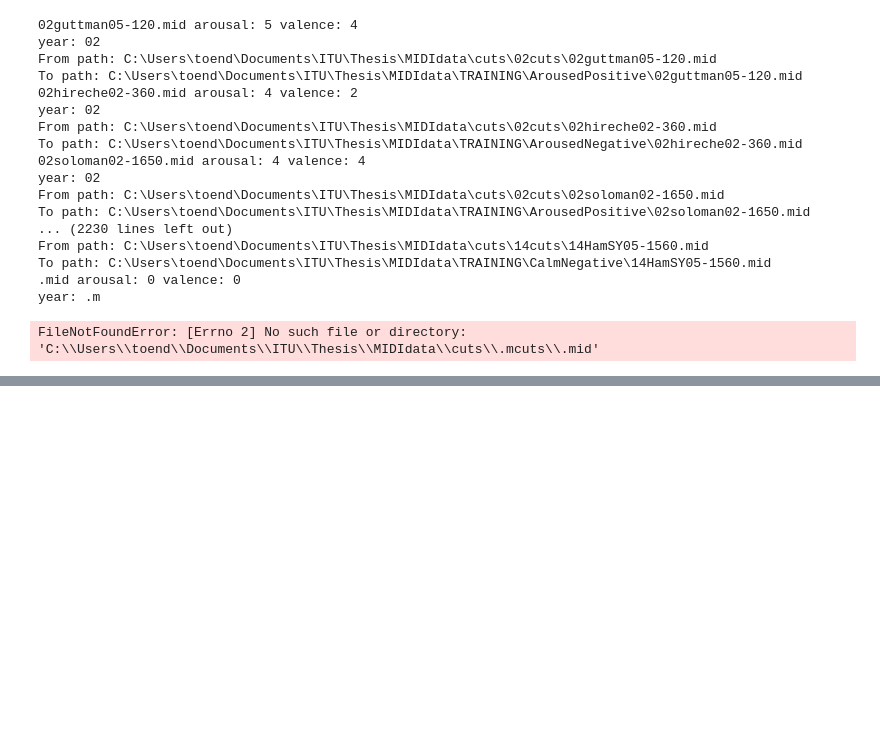
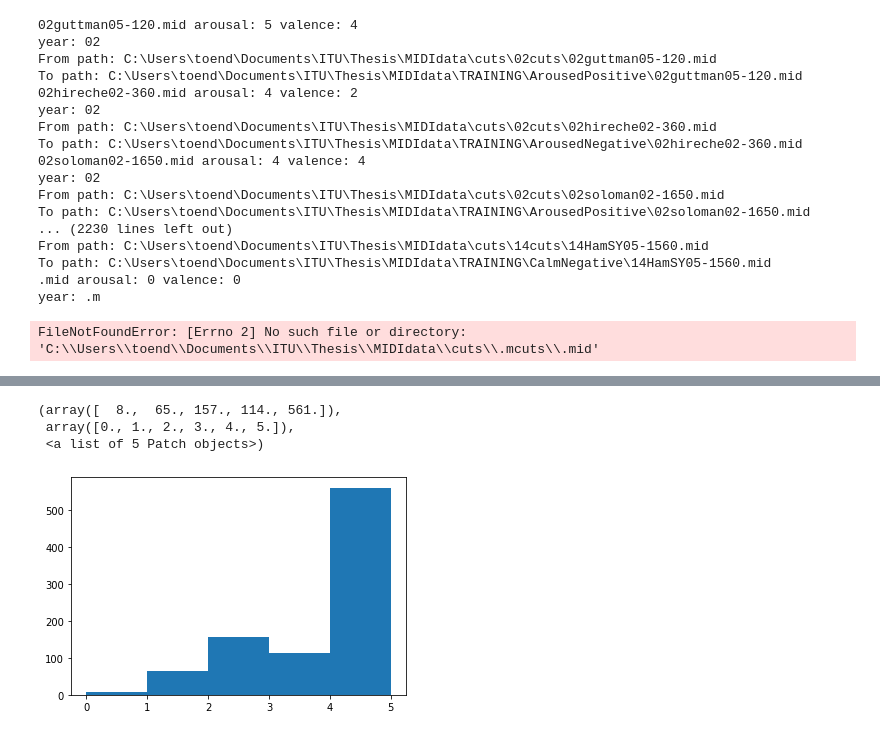
Before and after one commit to AndreasToender/MusicTaggingCode, a Jupyter notebook: Utils/DatabaseHandler.ipynb, the cells around one changed output, grey strips where cells are left out. Cells and saved outputs as stored; diff of their text form; code cells hidden in the pictures; blank space fills up the shorter version.

```diff
--- a/Utils/DatabaseHandler.ipynb
+++ b/Utils/DatabaseHandler.ipynb
@@ -89,0 +96,20 @@ FileNotFoundError: [Errno 2] No such file or directory: 'C:\\Users\\toend\\Docum
+# %%
+listSessionID = set()
+listIPs = set()
+listCountries = set()
+listArousal = []
+listValence = []
+
+for x in myresult:
+    ID = x[0]
+    sessionID = x[1]
+    listSessionID.add(sessionID)
+    IP = x[2]
+    listIPs.add(IP)
+    Country = x[3]
+    listCountries.add(Country)
+    songID = x[4]
+    arousal = x[5]
+    listArousal.append(arousal)
+    valence = x[6]
+    listValence.append(valence)
@@ -89,0 +151,7 @@ FileNotFoundError: [Errno 2] No such file or directory: 'C:\\Users\\toend\\Docum
+# %%
+plt.hist(listArousal, 5)
+# %% [output]
+(array([  8.,  65., 157., 114., 561.]),
+ array([0., 1., 2., 3., 4., 5.]),
+ <a list of 5 Patch objects>)
+[figure, added]
```
Also changed, not shown: parts of 8 cells of this notebook, 26 other files.
